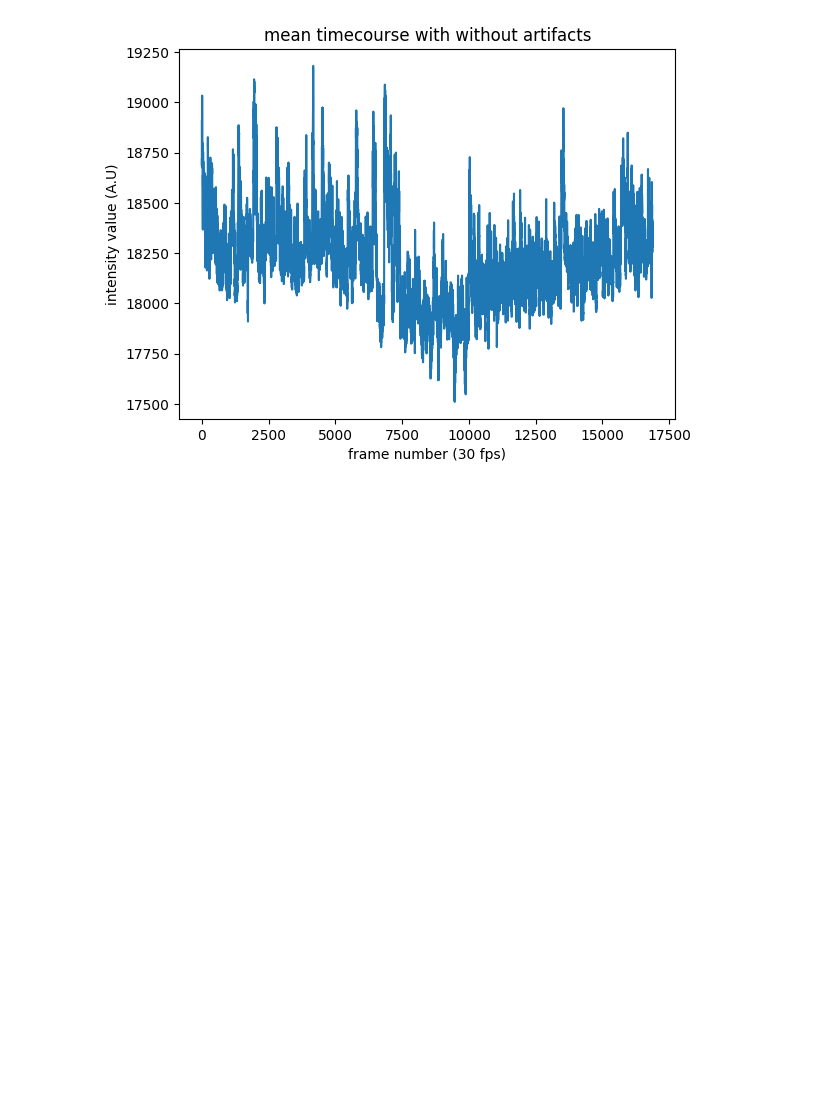
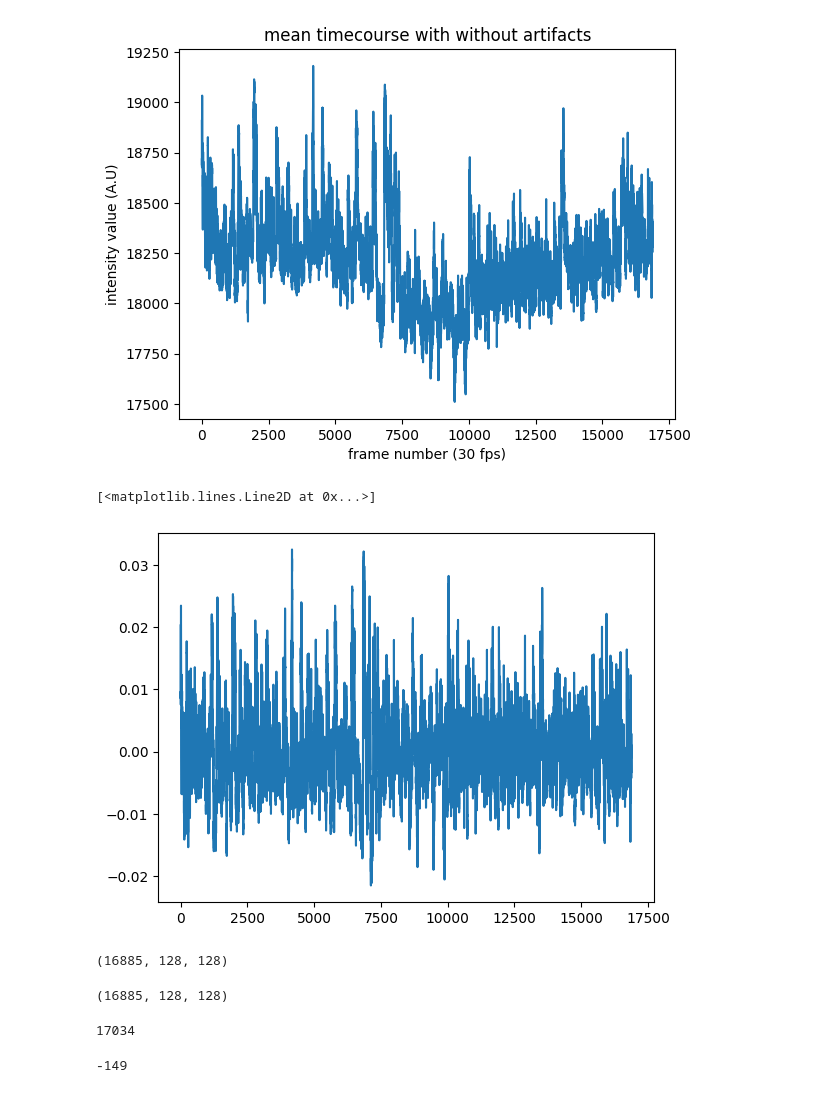
Before and after one commit to ktrap06/corticalanalysis, a Jupyter notebook: preprocessing_2.ipynb, the cells around one changed output. Cells and saved outputs as stored; diff of their text form; code cells hidden in the pictures; blank space fills up the shorter version.

Commit message:
dff function finished, using mean to fill in padding

```diff
--- a/preprocessing_2.ipynb
+++ b/preprocessing_2.ipynb
@@ -202,24 +203,73 @@ def interpolate(no_dark_frames, artifact_indices):
     plt.title("mean timecourse with without artifacts")
     plt.xlabel("frame number (30 fps)")
     plt.ylabel("intensity value (A.U)")
+
+    return no_dark_frames
 # %%
 no_artifact_timecourse = interpolate(darkf_removed_frames, artifact_indices)
 # %% [output]
 interpolating artifact frames...
 [figure]
 # %%
-def dff(no_artifact_timecourse, duration = 10, frame_rate = 30):
+def dff(data, duration = 10, frame_rate = 30, eps=1e-3):
     """
      Calculate dF/F (moving centered mean) for tif video data.
 
-    :param data: 3d array with shape (depth, height, width)
+    :param data: 3d array with shape (depth, height, width), use the no artifact array
     :param duration: Duration over which to average in seconds, default set at 10
     :param frame_rate: Frame rate of the data in frames per second, default set at 30fps
 
-    :return:
+    :return: 3d array including the padding on both ends
     """
+    num_frames = int(duration * frame_rate)
 
-    num_frames = int(duration*frame_rate) #convert seconds to frames, to be able to turn 10s moving average to frames
-    pad_size = int(num_frames / 2) # because the start and end will not have numbers to make it 10s moving average
+    pad_size = int(num_frames / 2)
+    depth, height, width = data.shape[0], data.shape[1], data.shape[2]          # initialize the result array
+    dFF = np.ones((depth + 2 * pad_size, height, width), dtype=np.float32)
+    centered_mean_array = np.zeros_like(data)
 
-    dff = []
+    data = np.concatenate((np.ones((pad_size, height, width)), data), axis=0)  # add padding to the data array (required for mean calculation)
+    data = np.concatenate((data, (np.ones((pad_size, height, width)))), axis=0)
+    for h in tqdm(range(height)):
+        for w in range(width):
+            data[0:pad_size,h,w] = data[pad_size:pad_size*2,h,w].mean()      #for each pixel (h=height, w=width), replace the start padding with the mean of the first 10 seconds
+            data[-pad_size:,h,w] = data[-pad_size*2:-pad_size,h,w].mean()
+
+    # iterate over frames starting from num_frames
+    for t in tqdm(range(pad_size, depth+pad_size)):        # t starts at pad_size (the adjusted index 0 after padding)
+        current_frame = data[t, :, :]        # get the current frame
+        centered_mean = np.mean(data[(t - pad_size):(t + pad_size), :, :], axis=0)       # calculate the centered mean with respect to the current frame (t)
+        centered_mean_array[t-pad_size,:,:] = centered_mean       #
+        dF = current_frame - centered_mean               # calculate dF
+        dFF[t, :, :] = (dF / (centered_mean + eps))              # calculate dF/F and store in the result array
+
+    #plotting
+    return dFF[pad_size:-pad_size, :, :]
+# %%
+dff_array = dff(no_artifact_timecourse, 10, 30);
+plt.figure()
+plt.plot(dff_array.mean(axis=(1,2)))
+# %% [output]
+[<matplotlib.lines.Line2D at 0x...>]
+[figure, added]
+# %%
+centered_mean_array = np.zeros_like(no_artifact_timecourse)
+centered_mean_array.shape
+# %% [output]
+(16885, 128, 128)
+# %%
+no_artifact_timecourse.shape
+# %% [output]
+(16885, 128, 128)
+# %%
+depth = no_artifact_timecourse.shape[0]
+pad_size = 150
+for t in range(pad_size, depth+pad_size):
+    x = t
+print(x)
+# %% [output]
+17034
+# %%
+16885-17034
+# %% [output]
+-149
```
Also changed, not shown: parts of 10 cells of this notebook, 2 other files.
